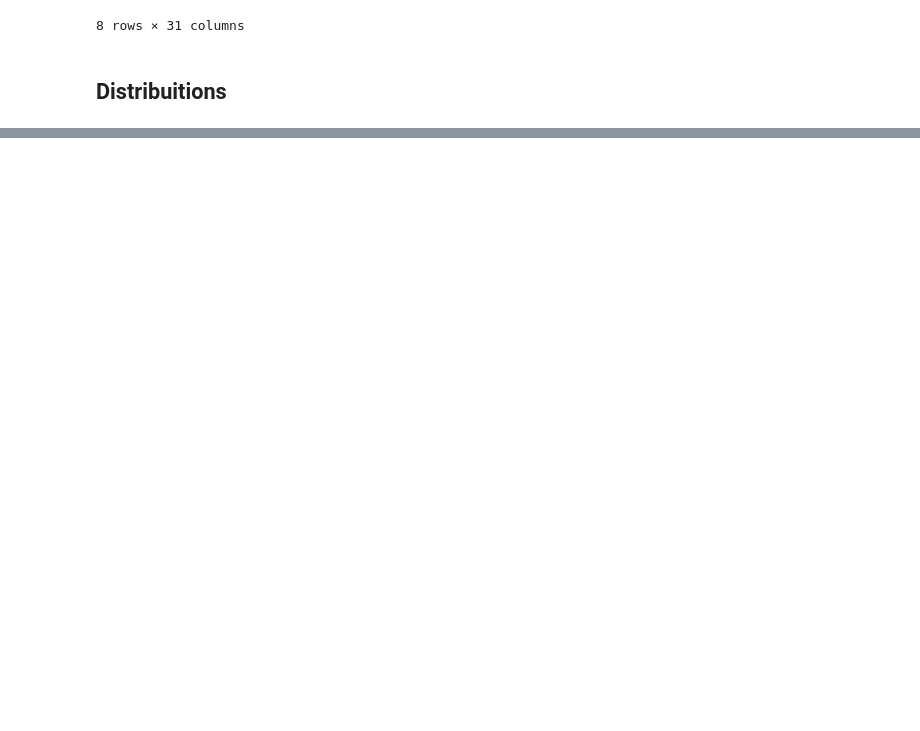
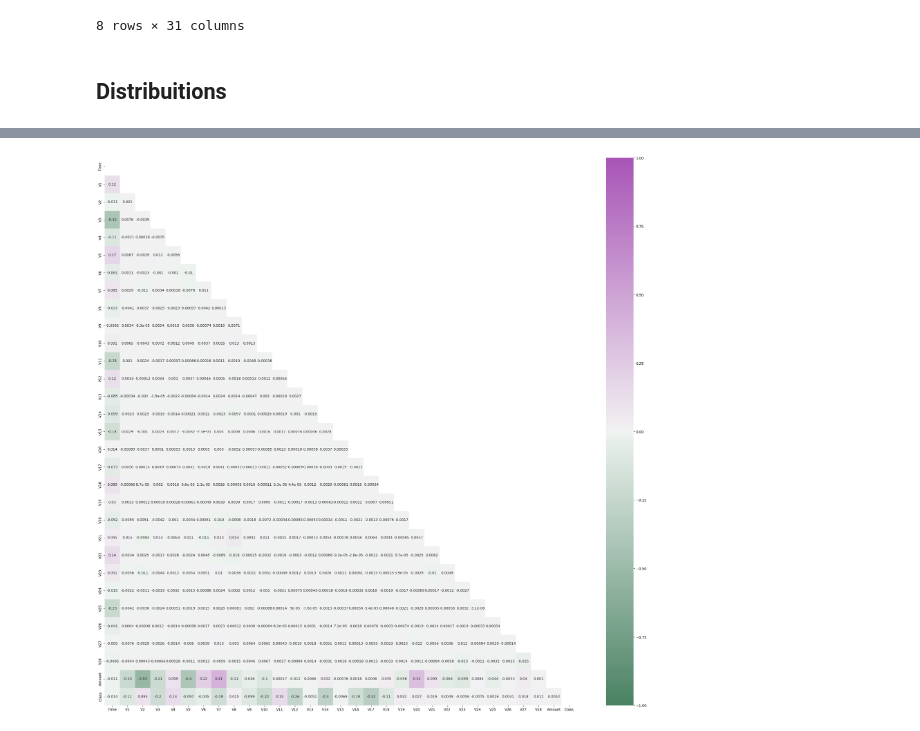
Before and after one commit to Gbrlmoraes/imbalanced_credit_fraud_detection, a Jupyter notebook: notebooks/02_exploratory_data_analysis.ipynb, the cells around one changed output, grey strips where cells are left out. Saved outputs shown, nothing was run; the diff lists cells and outputs as text; code cells hidden in the pictures; blank space fills up the shorter version.

```diff
--- a/notebooks/02_exploratory_data_analysis.ipynb
+++ b/notebooks/02_exploratory_data_analysis.ipynb
@@ -140,0 +144,25 @@ for col in df.columns[:-1]:
+# %%
+def correlation_matrix(correlation_matrix, ax=None, vmin=-1, vmax=1):
+    """
+    Description:
+        - Plots a cool correlation matrix, based on seaborn heatmap
+    Arguments:
+        - Correlation Matrix Dataset (Ex: "df.corr()")
+    """
+
+    tri_mask = np.triu(np.ones_like(correlation_matrix))
+
+    sns.heatmap(
+        data=correlation_matrix,
+        mask=tri_mask,
+        annot=True,
+        cmap=sns.diverging_palette(145, 300, s=60, as_cmap=True),
+        ax=ax,
+        vmin=vmin,
+        vmax=vmax,
+    )
+# %%
+_, axes = plt.subplots(figsize=(30, 28))
+correlation_matrix(df.corr())
+# %% [output]
+[figure, added]
```
Also changed, not shown: parts of 4 cells of this notebook.
